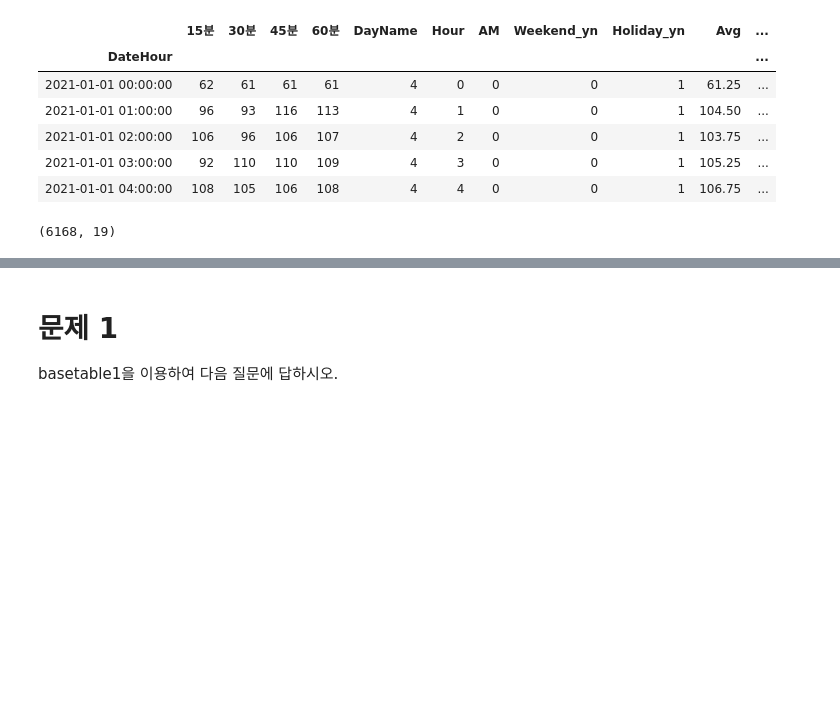
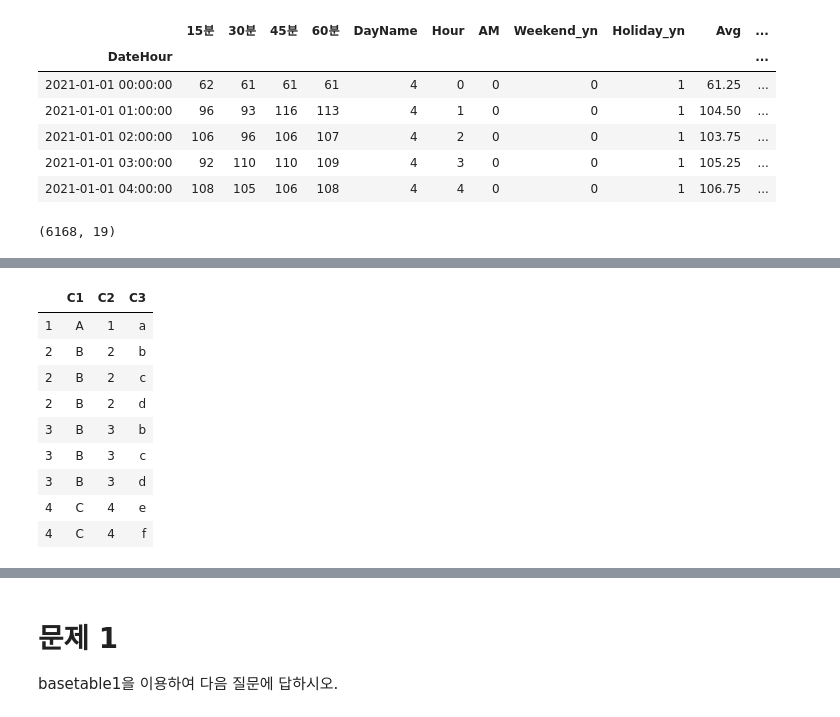
Before and after one commit to sunkusun9/DS_lv3_2509_1, a Jupyter notebook: sec_ds_lv3_prob3_prob.ipynb, the cells around one changed output, grey strips where cells are left out. Drawn from its saved outputs; the diff is of its cells as text; code cells hidden in the pictures; blank space fills up the shorter version.

```diff
--- a/sec_ds_lv3_prob3_prob.ipynb
+++ b/sec_ds_lv3_prob3_prob.ipynb
@@ -434,0 +477,5 @@ df2.join(df1.set_index('C1'), on = 'C1')
+# %%
+df1 = pd.DataFrame({'C1': ['A', 'B', 'B', 'C'], 'C2': [1, 2, 3, 4]}, index = [1, 2, 3, 4])
+df2 = pd.DataFrame({'C1': ['A', 'B', 'B', 'B', 'C', 'C'], 'C3': ['a', 'b', 'c', 'd', 'e', 'f']}, index = [1, 2, 3, 4, 5, 6])
+display(df1)
+df2
@@ -434,0 +495,13 @@ df2.join(df1.set_index('C1'), on = 'C1')
+# %%
+df1.join(df2.set_index('C1'), on = 'C1')
+# %% [output]
+|  | C1 | C2 | C3 |
+| 1 | A | 1 | a |
+| 2 | B | 2 | b |
+| 2 | B | 2 | c |
+| 2 | B | 2 | d |
+| 3 | B | 3 | b |
+| 3 | B | 3 | c |
+| 3 | B | 3 | d |
+| 4 | C | 4 | e |
+| 4 | C | 4 | f |
```
Also changed, not shown: parts of 65 cells of this notebook.
